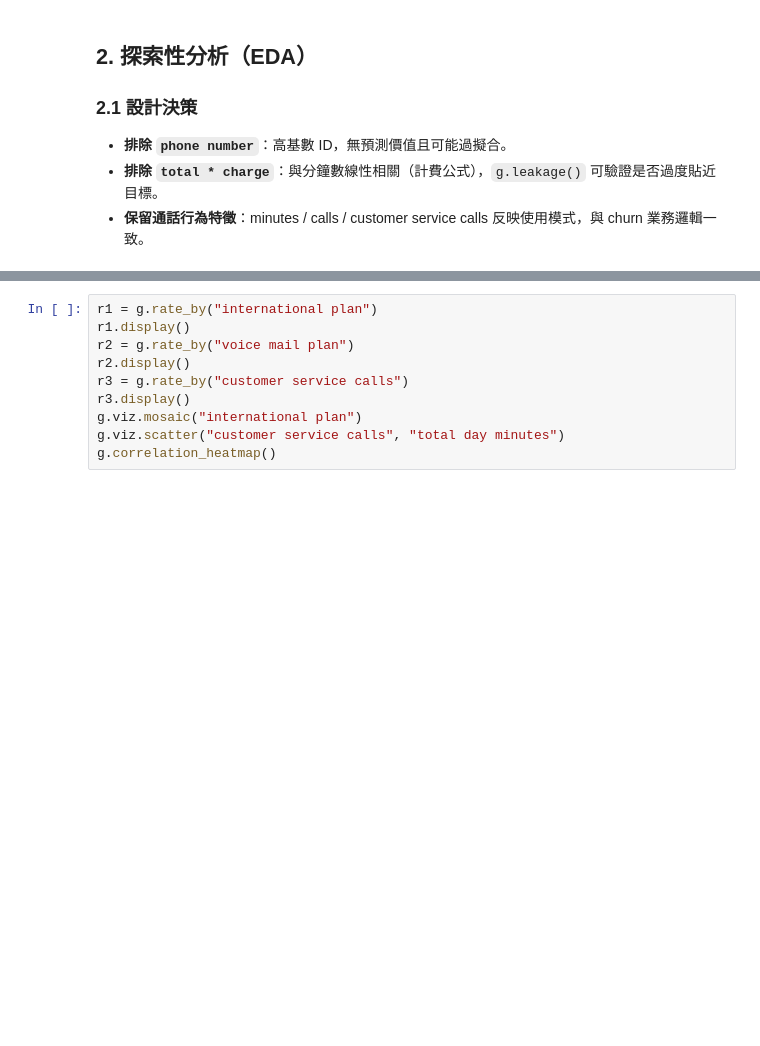
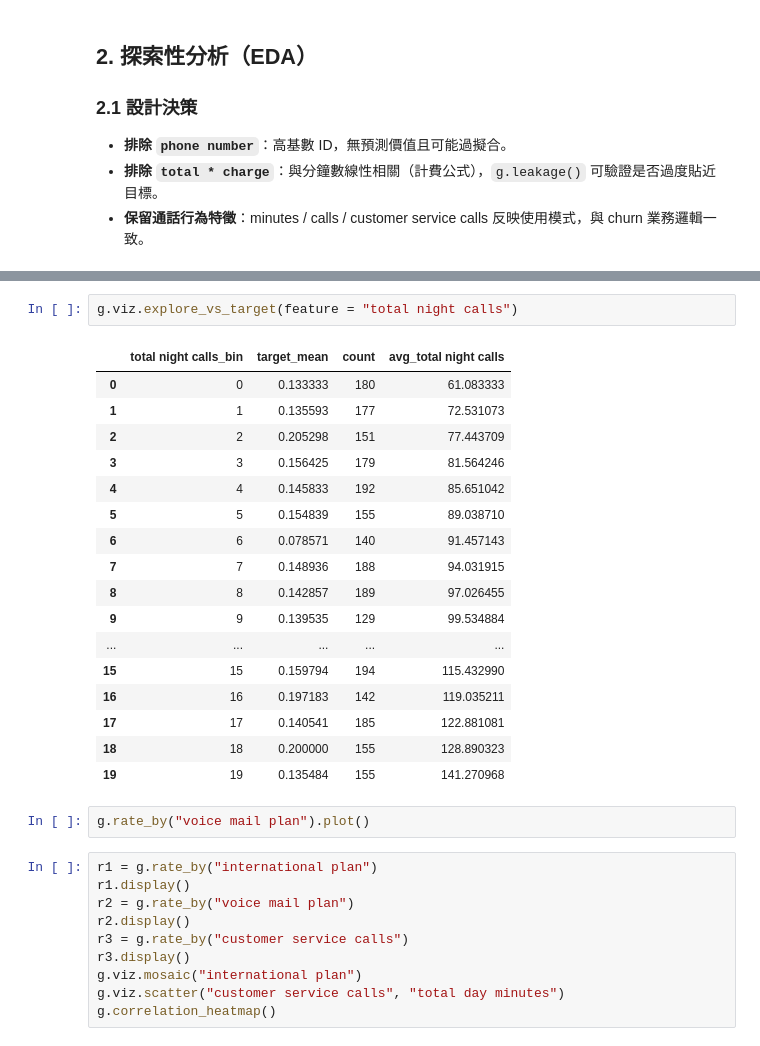
Before and after one commit to Dennis055/analytics-gym, a Jupyter notebook: sony-research/gamma_sol.ipynb, the cells around one changed output, grey strips where cells are left out. Cells and saved outputs as stored; diff of their text form; blank space fills up the shorter version.

```diff
--- a/sony-research/gamma_sol.ipynb
+++ b/sony-research/gamma_sol.ipynb
@@ -118,3 +148,25 @@ display(eda.top_signals())
+# %%
+g.viz.explore_vs_target(feature = "total night calls")
+# %% [output]
+|  | total night calls_bin | target_mean | count | avg_total night calls |
+| 0 | 0 | 0.133333 | 180 | 61.083333 |
+| 1 | 1 | 0.135593 | 177 | 72.531073 |
+| 2 | 2 | 0.205298 | 151 | 77.443709 |
+| 3 | 3 | 0.156425 | 179 | 81.564246 |
+| 4 | 4 | 0.145833 | 192 | 85.651042 |
+| 5 | 5 | 0.154839 | 155 | 89.038710 |
+| 6 | 6 | 0.078571 | 140 | 91.457143 |
+| 7 | 7 | 0.148936 | 188 | 94.031915 |
+| 8 | 8 | 0.142857 | 189 | 97.026455 |
+| 9 | 9 | 0.139535 | 129 | 99.534884 |
+| ... | ... | ... | ... | ... |
+| 15 | 15 | 0.159794 | 194 | 115.432990 |
+| 16 | 16 | 0.197183 | 142 | 119.035211 |
+| 17 | 17 | 0.140541 | 185 | 122.881081 |
+| 18 | 18 | 0.200000 | 155 | 128.890323 |
+| 19 | 19 | 0.135484 | 155 | 141.270968 |
+# %%
+g.rate_by("voice mail plan").plot()
 # %%
 r1 = g.rate_by("international plan")
 r1.display()
```
Also changed, not shown: parts of 2 cells of this notebook.
